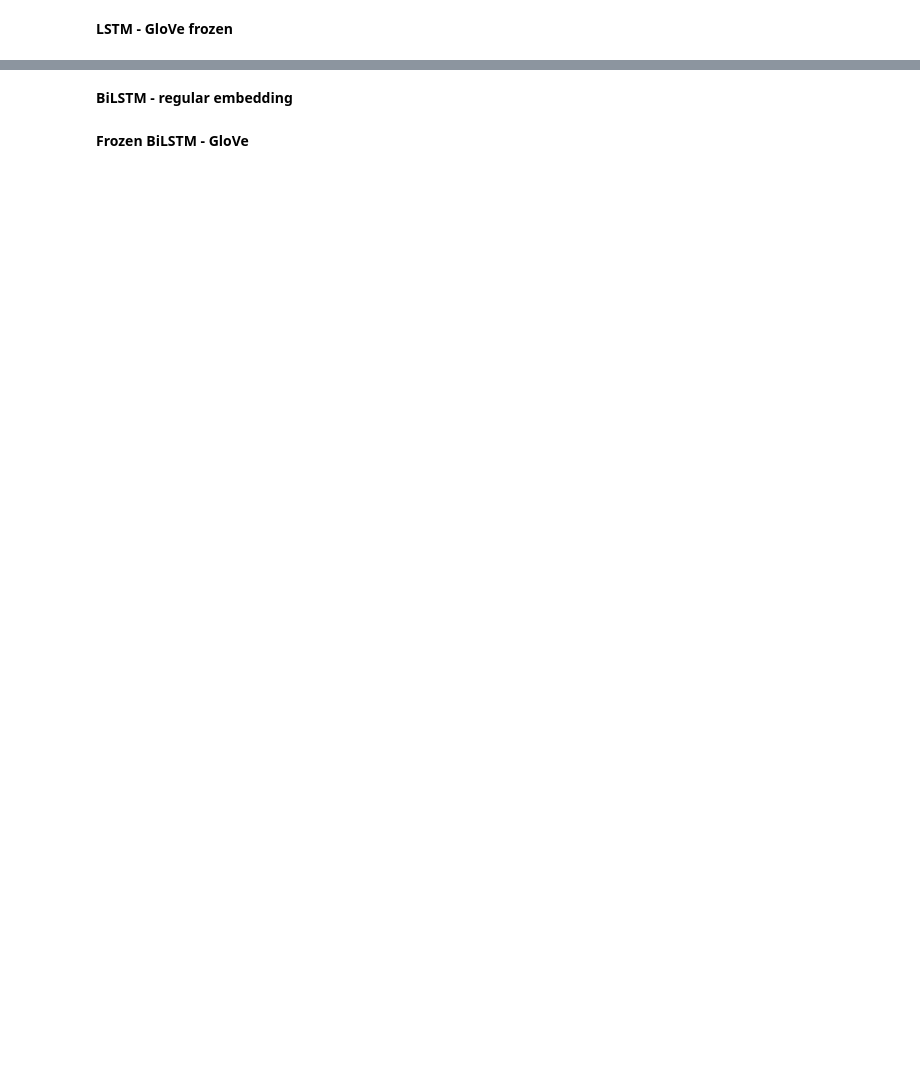
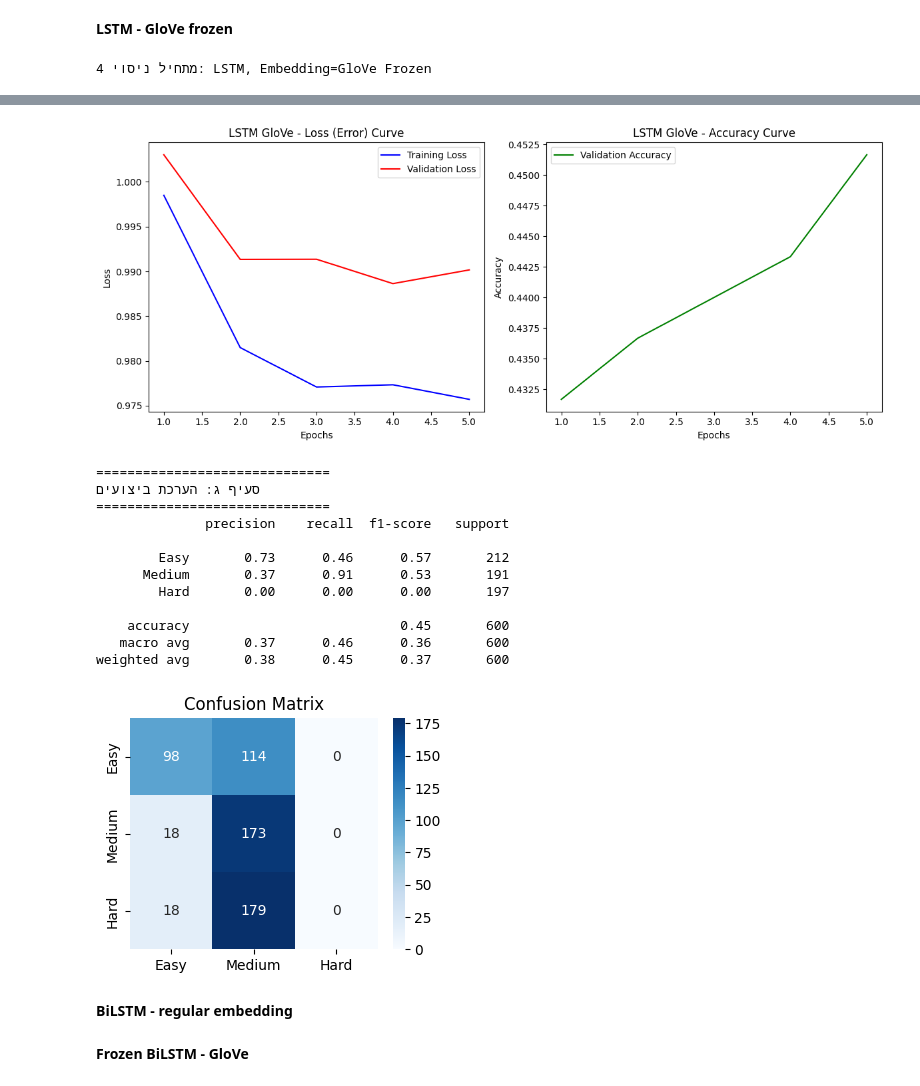
Before and after one commit to eliyahuav/NLP-project, a Jupyter notebook: PART5_Deep Learning for Text Classification.ipynb, the cells around one changed output, grey strips where cells are left out. Drawn from its saved outputs; the diff is of its cells as text; code cells hidden in the pictures; blank space fills up the shorter version.

```diff
--- a/PART5_Deep Learning for Text Classification.ipynb
+++ b/PART5_Deep Learning for Text Classification.ipynb
@@ -413,9 +578,16 @@ run_experiment(model_3, train_loader, val_loader)
 # %% [markdown]
 **LSTM - GloVe frozen**
 # %%
-print("Running Experiment 4: LSTM + GloVe Frozen")
-model_4 = FlexibleModel(VOCAB_SIZE, EMBED_DIM, HIDDEN_DIM, OUTPUT_DIM,
-                        n_layers=1, model_type='LSTM', bidirectional=False,
-                        embedding_matrix=glove_matrix)
+# ניסוי 4: LSTM + GloVe (Frozen)
+MODEL_TYPE = 'LSTM'
+IS_BIDIRECTIONAL = False
+EMBED_MAT = embedding_weights
 
-run_experiment(model_4, train_loader, val_loader)
+print(f"מתחיל ניסוי 4: {MODEL_TYPE}, Embedding=GloVe Frozen")
+model_4 = FlexibleModel(10599, 100, 128, 3, n_layers=1, model_type=MODEL_TYPE, bidirectional=IS_BIDIRECTIONAL, embedding_matrix=EMBED_MAT)
+history_4 = run_experiment(model_4, train_loader, val_loader, epochs=5)
+
+plot_training_history(history_4, model_name="LSTM GloVe")
+print_evaluation_section_c(model_4, val_loader)
+# %% [output]
+מתחיל ניסוי 4: LSTM, Embedding=GloVe Frozen
@@ -422,3 +599,17 @@ run_experiment(model_4, train_loader, val_loader)
+[figure, added]
+==============================
+סעיף ג: הערכת ביצועים
+==============================
+              precision    recall  f1-score   support
+
+        Easy       0.73      0.46      0.57       212
+      Medium       0.37      0.91      0.53       191
+        Hard       0.00      0.00      0.00       197
+
+    accuracy                           0.45       600
+   macro avg       0.37      0.46      0.36       600
+weighted avg       0.38      0.45      0.37       600
+[figure, added]
 # %% [markdown]
 **BiLSTM - regular embedding**
 # %%
```
Also changed, not shown: parts of 13 cells of this notebook.
